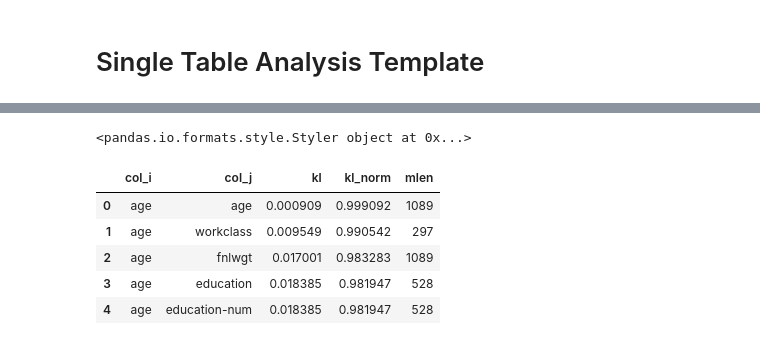
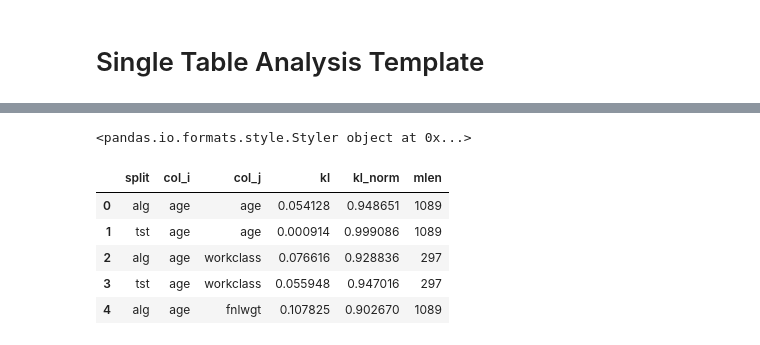
Before and after one commit to pasteur-dev/pasteur, a Jupyter notebook: notebooks/test_distr.ipynb, the cells around one changed output, grey strips where cells are left out. Drawn from its saved outputs; the diff is of its cells as text; code cells hidden in the pictures.

```diff
--- a/notebooks/test_distr.ipynb
+++ b/notebooks/test_distr.ipynb
@@ -41,24 +41,24 @@ c = tst[cols].to_numpy(dtype="uint16")
 
 domain = np.concatenate([a, b, c]).max(axis=0) + 1
 # %%
-from pasteur.synth.privbayes import calc_marginal_1way
+from pasteur.math import calc_marginal_1way
 
 # Add at least one sample prob to distr chisquare valid
 zero_fill = 1/len(a)
 
-def marg(s: np.ndarray, names: list[str]):
+def marg(s: np.ndarray, names: list[str], is_kl = False):
     x = [cols.index(name) for name in names]
-    return calc_marginal_1way(s, domain, x, True, zero_fill)
+    return calc_marginal_1way(s, domain, x, 1e-24 if is_kl else zero_fill)
 # %%
 from scipy.stats import chisquare
 
 res = []
-for col in cols:
-    k = marg(a, [col])
-    j = marg(c, [col])
-    chi, p = chisquare(k, j)
-    # print(f"{name:12}.{col:20}: X^2={chi:3.3f} p={100*p:7.3f}%")
-    res.append([col, chi, p])
+for split, s in [("alg", b), ("tst", c)]:
+    for col in cols:
+        k = marg(a, [col])
+        j = marg(s, [col])
+        chi, p = chisquare(k, j)
+        # print(f"{name:12}.{col:20}: X^2={chi:3.3f} p={100*p:7.3f}%")
+        res.append([split, col, chi, p])
 
-res = pd.DataFrame(res, columns=["col", "X^2", "p"])
-res.set_index(keys=["col"]).sort_index().style.background_gradient(axis=0)
+cs_df = pd.DataFrame(res, columns=["split", "col", "X^2", "p"])
@@ -84,34 +130,36 @@ res.set_index(keys=["col"]).sort_index().style.background_gradient(axis=0)
 # %%
 from scipy.special import rel_entr
 
 res = []
 for col_i in cols:
     for col_j in cols:
-        k = marg(a, [col_i, col_j])
-        j = marg(c, [col_i, col_j])
+        for split, s in [("alg", b), ("tst", c)]:
+            k = marg(a, [col_i, col_j], True)
+            j = marg(s, [col_i, col_j], True)
 
-        kl = rel_entr(k, j).sum()
-        kl_norm = 1 / (1 + kl)
-        res.append([col_i, col_j, kl, kl_norm, len(k)])
+            kl = rel_entr(k, j).sum()
+            kl_norm = 1 / (1 + kl)
+            res.append([split, col_i, col_j, kl, kl_norm, len(k)])
 
-res = pd.DataFrame(
+kl_df = pd.DataFrame(
     res,
     columns=[
+        "split",
         "col_i",
         "col_j",
         "kl",
         "kl_norm",
         "mlen",
     ],
 )
-res.head().style
+kl_df.head().style
 # %% [output]
 <pandas.io.formats.style.Styler object at 0x...>
-|  | col_i | col_j | kl | kl_norm | mlen |
-| 0 | age | age | 0.000909 | 0.999092 | 1089 |
-| 1 | age | workclass | 0.009549 | 0.990542 | 297 |
-| 2 | age | fnlwgt | 0.017001 | 0.983283 | 1089 |
-| 3 | age | education | 0.018385 | 0.981947 | 528 |
-| 4 | age | education-num | 0.018385 | 0.981947 | 528 |
+|  | split | col_i | col_j | kl | kl_norm | mlen |
+| 0 | alg | age | age | 0.054128 | 0.948651 | 1089 |
+| 1 | tst | age | age | 0.000914 | 0.999086 | 1089 |
+| 2 | alg | age | workclass | 0.076616 | 0.928836 | 297 |
+| 3 | tst | age | workclass | 0.055948 | 0.947016 | 297 |
+| 4 | alg | age | fnlwgt | 0.107825 | 0.902670 | 1089 |
 # %%
 def mk_kl_plot(filter=None, val="kl_norm"):
```
Also changed, not shown: parts of 9 cells of this notebook, 2 other files.
